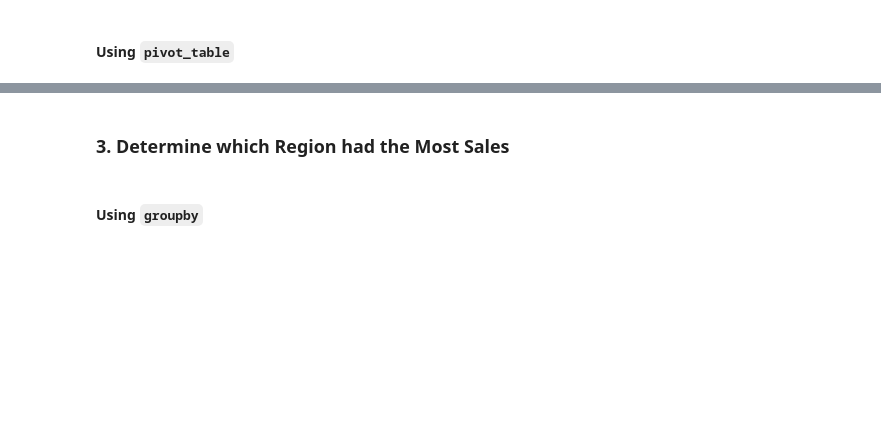
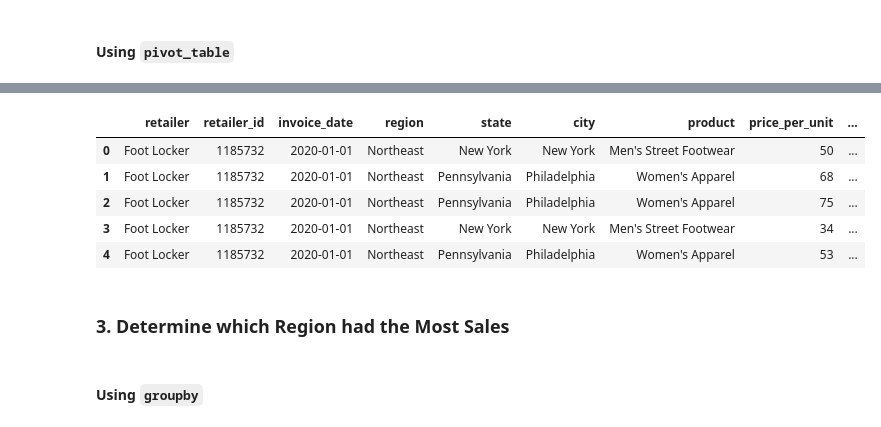
Before and after one commit to Pnwankwo2/athletic_sales_analysis, a Jupyter notebook: Starter_Code/athletic_sales_analysis.ipynb, the cells around one changed output, grey strips where cells are left out. Cells and saved outputs as stored; diff of their text form; code cells hidden in the pictures; blank space fills up the shorter version.

```diff
--- a/Starter_Code/athletic_sales_analysis.ipynb
+++ b/Starter_Code/athletic_sales_analysis.ipynb
@@ -209,0 +185,23 @@ memory usage: 904.2+ KB
+# %%
+# Show the number products sold for region, state, and city.
+product_sold = combined_df.groupby(['region','state', 'city'])['units_sold'].agg(Total_Products_Sold = ('sum'))
+# Rename the sum to "Total_Products_Sold".
+
+
+# Aggregate by region and rename the column
+#region_sales = combined_df.groupby('region')['product_quantity'].sum().rename("Total_Products_Sold")
+#print("Sales by region:")
+#rint(region_sales)
+
+# Aggregate by state and rename the column
+#state_sales = combined_df.groupby('state')['product_quantity'].sum().rename("Total_Products_Sold")
+#print("\nSales by state:")
+#print(state_sales)
+
+# Aggreg
+#print("\nSales by city:")
+#print(city_sales)
+
+
+# Show the top 5 results.
+product_sold.sort_values(by=(['Total_Products_Sold']),ascending = False).head()
@@ -228,3 +218,27 @@ memory usage: 904.2+ KB
+# %%
+# Show the number products sold for region, state, and city.
+
+product_sold.sort_values(by=(['Total_Products_Sold']),ascending = False).head()
+
+# Rename the "units_sold" column to "Total_Products_Sold"
+combined_df.rename(columns={"units_sold": "Total_Products_Sold"}, inplace=True)
+
+# Display the first few rows of the DataFrame to confirm the change
+combined_df.head()
+
+# Show the top 5 results.
+# Rename the "units_sold" column to "Total_Products_Sold"
+combined_df.rename(columns={"units_sold": "Total_Products_Sold"}, inplace=True)
+
+# Display the first few rows of the DataFrame to confirm the change
+combined_df.head(5)
+# %% [output]
+|  | retailer | retailer_id | invoice_date | region | state | city | product | price_per_unit | ... |
+| 0 | Foot Locker | 1185732 | 2020-01-01 | Northeast | New York | New York | Men's Street Footwear | 50 | ... |
+| 1 | Foot Locker | 1185732 | 2020-01-01 | Northeast | Pennsylvania | Philadelphia | Women's Apparel | 68 | ... |
+| 2 | Foot Locker | 1185732 | 2020-01-01 | Northeast | Pennsylvania | Philadelphia | Women's Apparel | 75 | ... |
+| 3 | Foot Locker | 1185732 | 2020-01-01 | Northeast | New York | New York | Men's Street Footwear | 34 | ... |
+| 4 | Foot Locker | 1185732 | 2020-01-01 | Northeast | Pennsylvania | Philadelphia | Women's Apparel | 53 | ... |
 # %% [markdown]
 ### 3. Determine which Region had the Most Sales
 # %% [markdown]
```
Also changed, not shown: parts of 28 cells of this notebook.
